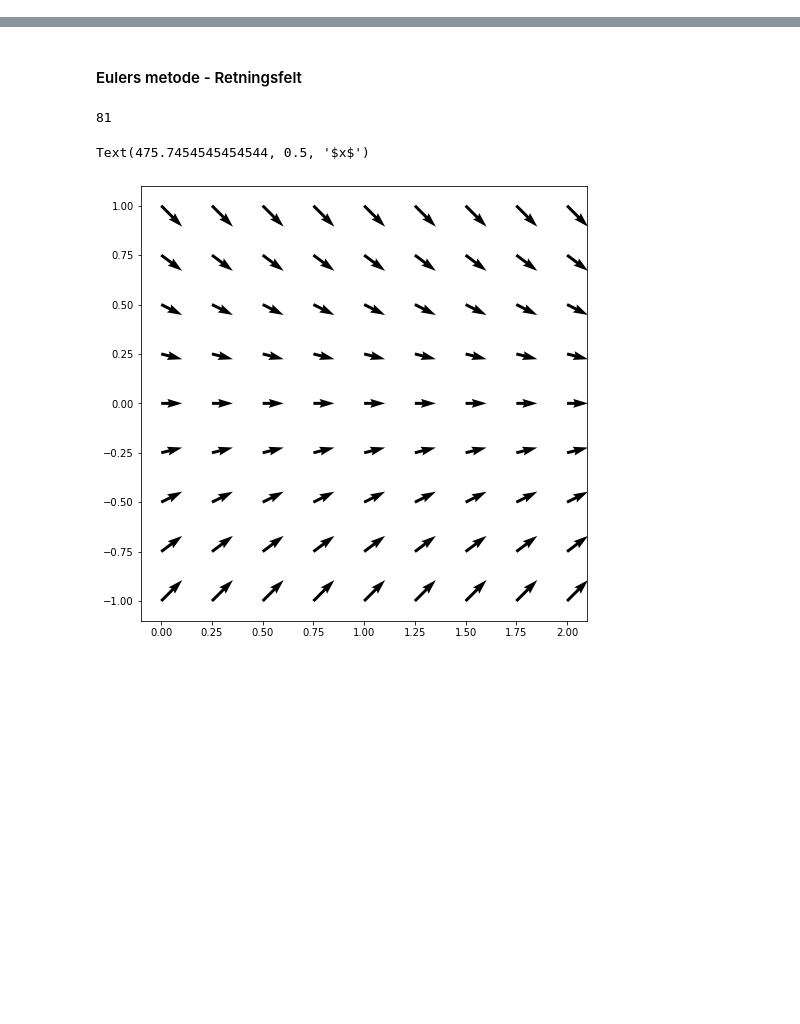
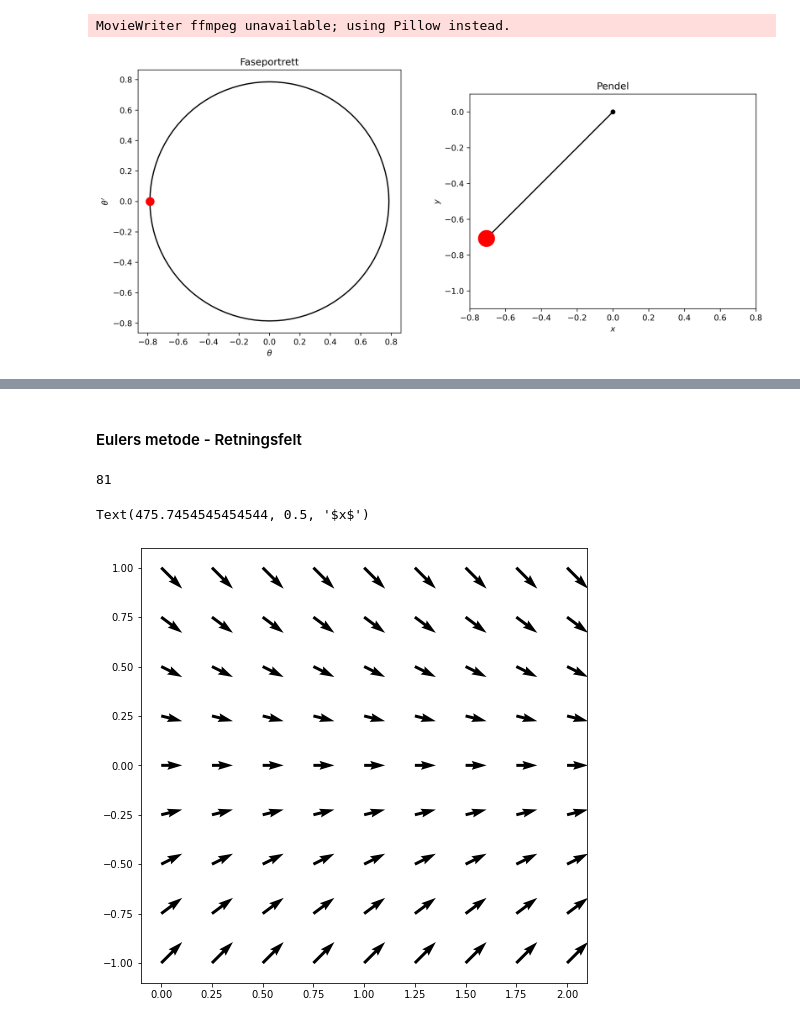
Before and after one commit to imfdrift/INGX1002H24, a Jupyter notebook: 3_difflign/3_illustrasjoner.ipynb, the cells around one changed output, grey strips where cells are left out. Drawn from its saved outputs; the diff is of its cells as text; code cells hidden in the pictures; blank space fills up the shorter version.

Commit message:
added more examples/illustrations

```diff
--- a/3_difflign/3_illustrasjoner.ipynb
+++ b/3_difflign/3_illustrasjoner.ipynb
@@ -28,0 +33,49 @@ Text(0, 0.5, "$\\theta'$")
+# %%
+import matplotlib.animation as animation
+
+theta0 = -np.pi/4
+dtheta0 = 0
+
+def theta(t):
+    return theta0*np.cos(t) + dtheta0*np.sin(t)
+
+def dtheta(t):
+    return -theta0*np.sin(t) + dtheta0*np.cos(t)
+
+tk = np.linspace(0,2*np.pi,101)
+thetak = theta(tk)
+dthetak = dtheta(tk)
+
+fig, (ax1,ax2) = plt.subplots(1,2,figsize=(14,6),dpi=300)
+
+ax1.plot(thetak,dthetak,'k')
+ax1.set_xlabel(r'$\theta$')
+ax1.set_ylabel(r"$\theta'$")
+ax1.set_title(r"Faseportrett")
+ax1.set_aspect('equal')
+
+ax2.plot(0,0,'ko',markersize=5)
+ax2.set_xlabel(r'$x$')
+ax2.set_ylabel(r"$y$")
+ax2.set_title(r"Pendel")
+ax2.set_aspect('equal')
+
+ax2.set_xlim([-0.8,0.8])
+ax2.set_ylim([-1.1,0.1])
+
+line1, = ax1.plot(thetak[0],dthetak[0],'ro',markersize=10)
+line2, = ax2.plot([0,np.sin(thetak[0])],[0,-np.cos(thetak[0])],'k')
+line3, = ax2.plot(np.sin(thetak[0]),-np.cos(thetak[0]),'ro',markersize=20)
+
+def animate(i):
+    line1.set_data([thetak[i],dthetak[i]])
+    line2.set_data([0,np.sin(thetak[i])],[0,-np.cos(thetak[i])])
+    line3.set_data(np.sin(thetak[i]),-np.cos(thetak[i]))
+    return line1, line2, line3
+
+ani = animation.FuncAnimation(fig, animate, interval=20, save_count=101)
+
+ani.save("3_pendel_illust.gif")
+# %% [output]
+MovieWriter ffmpeg unavailable; using Pillow instead.
+[figure, added]
```
Also changed, not shown: parts of 7 cells of this notebook, 7 other files.
